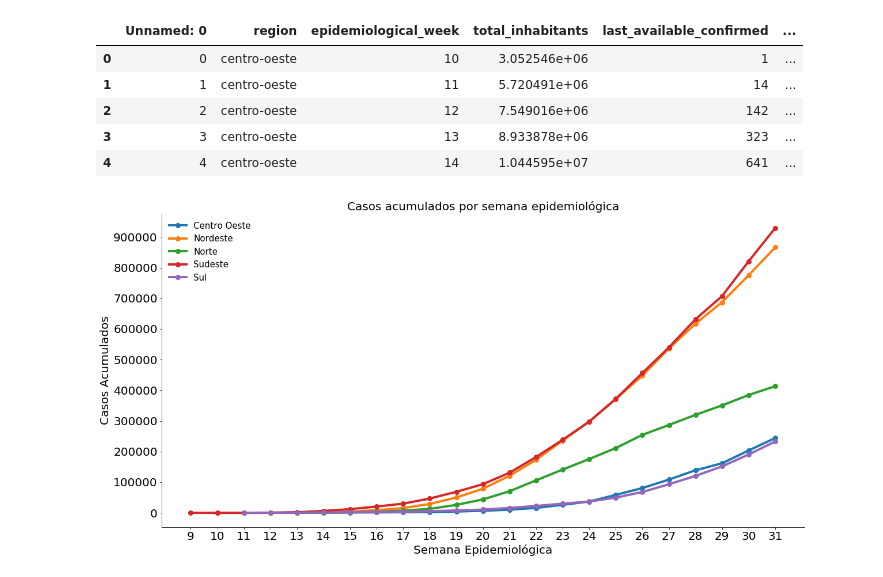
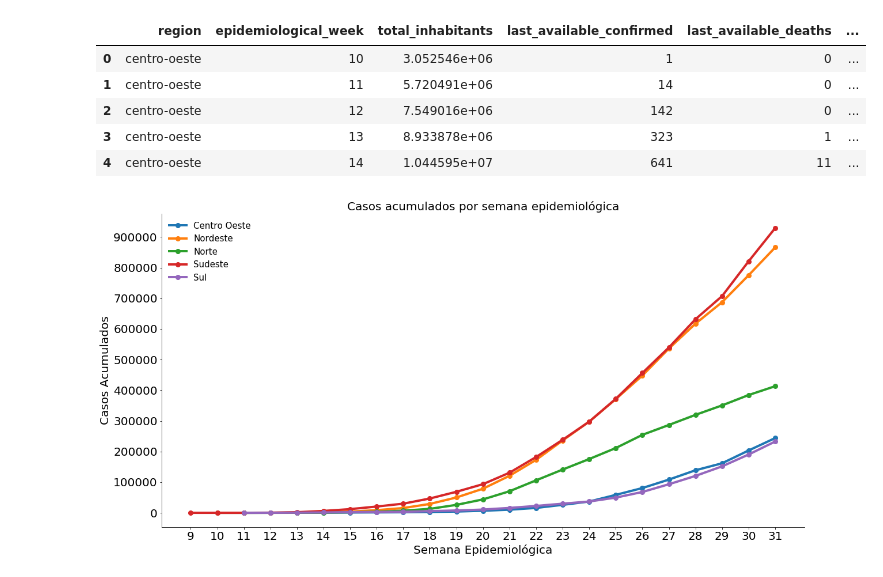
Before and after one commit to larissafv/grupoa, a Jupyter notebook: Visualização dos Indicadores/Gráficos dos indicadores por regiões.ipynb, the cells around one changed output. Drawn from its saved outputs; the diff is of its cells as text; code cells hidden in the pictures.

```diff
--- a/Visualização dos Indicadores/Gráficos dos indicadores por regiões.ipynb
+++ b/Visualização dos Indicadores/Gráficos dos indicadores por regiões.ipynb
@@ -3,17 +3,28 @@ import pandas as pd
 import matplotlib.pyplot as plt
 import numpy as np
 import math
+# %%
+#Importa a biblioteca do sqlite, cria a conexão e o ponteiro
+import sqlite3
+con = sqlite3.connect("D:\\01_Estudos\\programação\\Notebooks\\tentativa 1\\SQL\\Grupo A\\Tratamento de dados\\resultados\\indicadores.db")  ##OBS: se o BD não existir, ele é criado automaticamente
+cur = con.cursor()
 # %%
-df = pd.read_csv("region_df.csv")
-df2 = pd.read_csv("brazil_df.csv")
+
+#----------------csv----------------
+# df = pd.read_csv("region_df.csv")
+# df2 = pd.read_csv("brazil_df.csv")
+#------------------------------------
+
+df = pd.read_sql("SELECT * FROM region_df", con)
+df2 = pd.read_sql("SELECT * FROM brazil_df", con)
 df.head()
 # %% [output]
-|  | Unnamed: 0 | region | epidemiological_week | total_inhabitants | last_available_confirmed | ... |
-| 0 | 0 | centro-oeste | 10 | 3.052546e+06 | 1 | ... |
-| 1 | 1 | centro-oeste | 11 | 5.720491e+06 | 14 | ... |
-| 2 | 2 | centro-oeste | 12 | 7.549016e+06 | 142 | ... |
-| 3 | 3 | centro-oeste | 13 | 8.933878e+06 | 323 | ... |
-| 4 | 4 | centro-oeste | 14 | 1.044595e+07 | 641 | ... |
+|  | region | epidemiological_week | total_inhabitants | last_available_confirmed | last_available_deaths | ... |
+| 0 | centro-oeste | 10 | 3.052546e+06 | 1 | 0 | ... |
+| 1 | centro-oeste | 11 | 5.720491e+06 | 14 | 0 | ... |
+| 2 | centro-oeste | 12 | 7.549016e+06 | 142 | 0 | ... |
+| 3 | centro-oeste | 13 | 8.933878e+06 | 323 | 1 | ... |
+| 4 | centro-oeste | 14 | 1.044595e+07 | 641 | 11 | ... |
 # %%
 # Lista de macro regiões
 regions = ['Centro Oeste','Nordeste','Norte','Sudeste','Sul']
```
